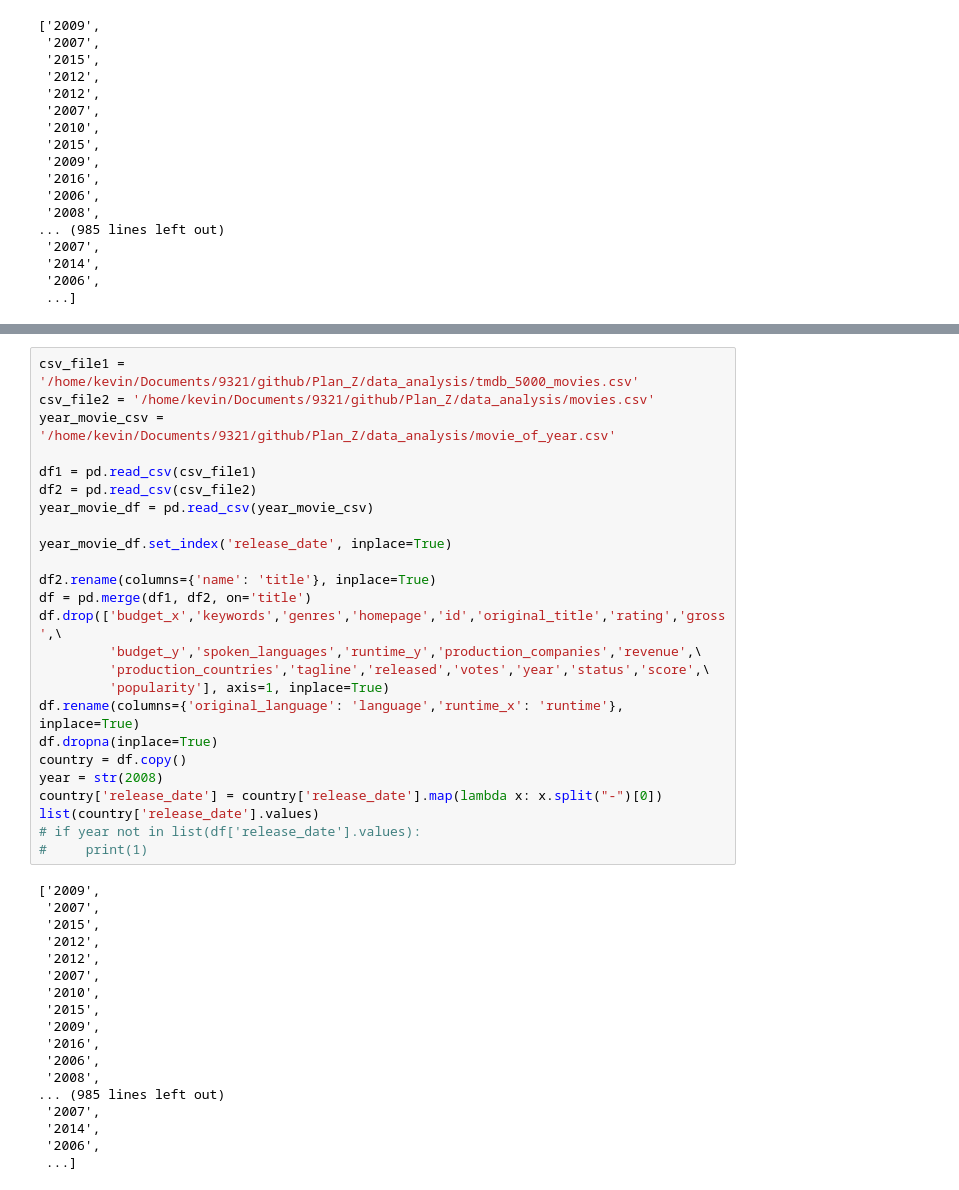
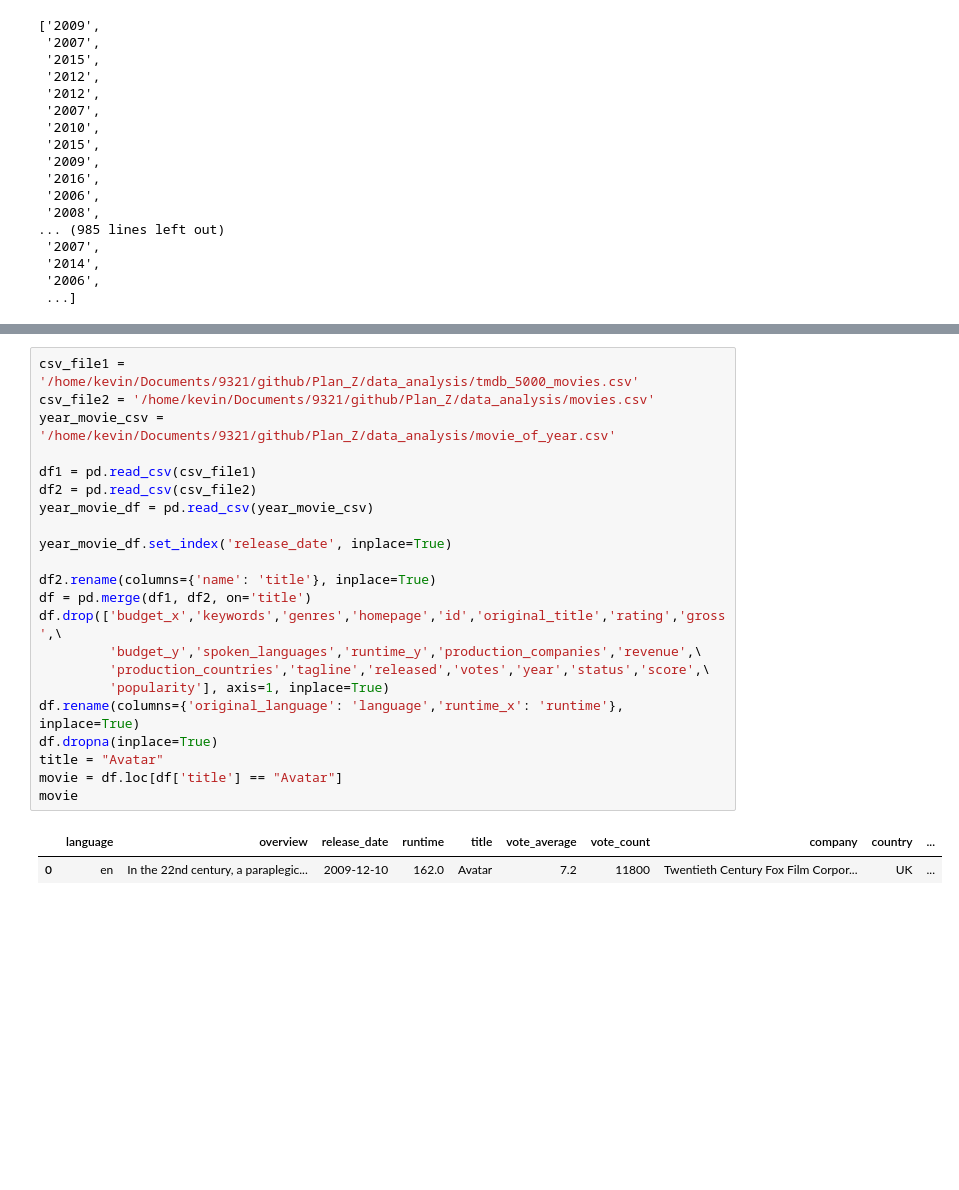
Before and after one commit to GGGAlex/Plan_Z, a Jupyter notebook: data_analysis/Untitled.ipynb, the cells around one changed output, grey strips where cells are left out. Saved outputs shown, nothing was run; the diff lists cells and outputs as text; blank space fills up the shorter version.

```diff
--- a/data_analysis/Untitled.ipynb
+++ b/data_analysis/Untitled.ipynb
@@ -165,43 +207,25 @@ list(country['release_date'].values)
 # %%
 csv_file1 = '/home/kevin/Documents/9321/github/Plan_Z/data_analysis/tmdb_5000_movies.csv'
 csv_file2 = '/home/kevin/Documents/9321/github/Plan_Z/data_analysis/movies.csv'
 year_movie_csv = '/home/kevin/Documents/9321/github/Plan_Z/data_analysis/movie_of_year.csv'
 
 df1 = pd.read_csv(csv_file1)
 df2 = pd.read_csv(csv_file2)
 year_movie_df = pd.read_csv(year_movie_csv)
 
 year_movie_df.set_index('release_date', inplace=True)
 
 df2.rename(columns={'name': 'title'}, inplace=True)
 df = pd.merge(df1, df2, on='title')
 df.drop(['budget_x','keywords','genres','homepage','id','original_title','rating','gross',\
          'budget_y','spoken_languages','runtime_y','production_companies','revenue',\
          'production_countries','tagline','released','votes','year','status','score',\
          'popularity'], axis=1, inplace=True)
 df.rename(columns={'original_language': 'language','runtime_x': 'runtime'}, inplace=True)
 df.dropna(inplace=True)
-country = df.copy()
-year = str(2008)
-country['release_date'] = country['release_date'].map(lambda x: x.split("-")[0])
-list(country['release_date'].values)
-# if year not in list(df['release_date'].values):
-#     print(1)
+title = "Avatar"
+movie = df.loc[df['title'] == "Avatar"]
+movie
 # %% [output]
-['2009',
- '2007',
- '2015',
- '2012',
- '2012',
- '2007',
- '2010',
- '2015',
- '2009',
- '2016',
- '2006',
- '2008',
-... (985 lines left out)
- '2007',
- '2014',
- '2006',
- ...]
+|  | language | overview | release_date | runtime | title | vote_average | vote_count | company | country | ... |
+| 0 | en | In the 22nd century, a paraplegic... | 2009-12-10 | 162.0 | Avatar | 7.2 | 11800 | Twentieth Century Fox Film Corpor... | UK | ... |
```
Also changed, not shown: parts of 1 cell of this notebook, 1 other file.
